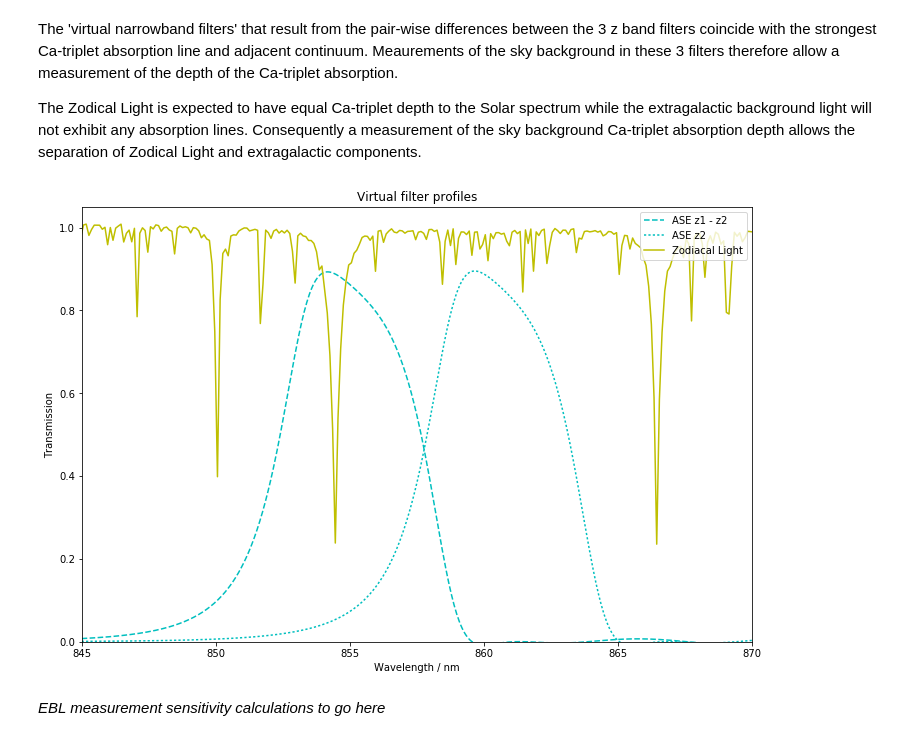
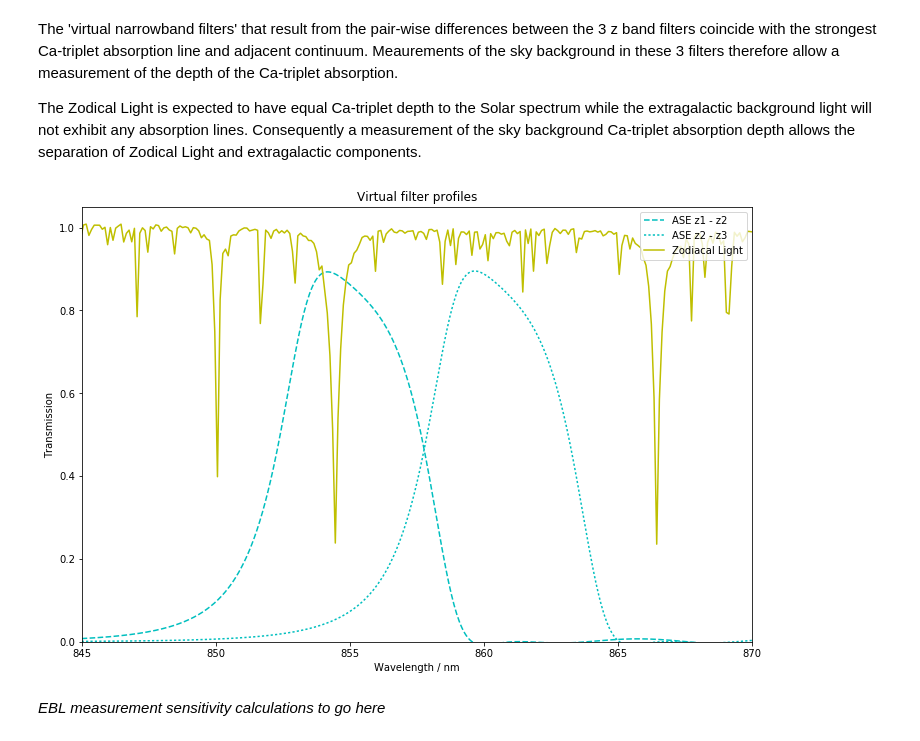
Before and after one commit to AstroHuntsman/gunagala, a Jupyter notebook: examples/Australian Space Eye 2017.ipynb, the cells around one changed output. Cells and saved outputs as stored; diff of their text form; code cells hidden in the pictures.

```diff
--- a/examples/Australian Space Eye 2017.ipynb
+++ b/examples/Australian Space Eye 2017.ipynb
@@ -302,22 +362,22 @@ The Zodical Light is expected to have equal Ca-triplet depth to the Solar spectr
 # %%
 plt.plot(waves_a,
          ase_90mm.filters['ase_z1'].transmission(waves_a) - ase_90mm.filters['ase_z2'].transmission(waves_a),
          'c--', label='ASE z1 - z2')
 plt.plot(waves_a,
          ase_90mm.filters['ase_z2'].transmission(waves_a) - ase_90mm.filters['ase_z3'].transmission(waves_a),
-         'c:', label='ASE z2')
+         'c:', label='ASE z2 - z3')
 
 plt.plot(ase_90mm.sky.waves.to(u.nm), 1.1 *ase_90mm.sky.photon_sfd/ase_90mm.sky.photon_sfd.max(), 'y-', label='Zodiacal Light')
 
 plt.legend(loc='upper right', fancybox=True, framealpha=0.8)
 plt.xlabel('Wavelength / nm')
 plt.ylabel('Transmission')
 plt.title('Virtual filter profiles')
 plt.xlim(845, 870)
 plt.ylim(0, 1.05)
 plt.gcf().set_size_inches(12,8)
 # %% [output]
-[figure, old version]
+[figure, new version]
 # %% [markdown]
 *EBL measurement sensitivity calculations to go here*
 # %% [markdown]
```
Also changed, not shown: parts of 9 cells of this notebook, 3 other files.
